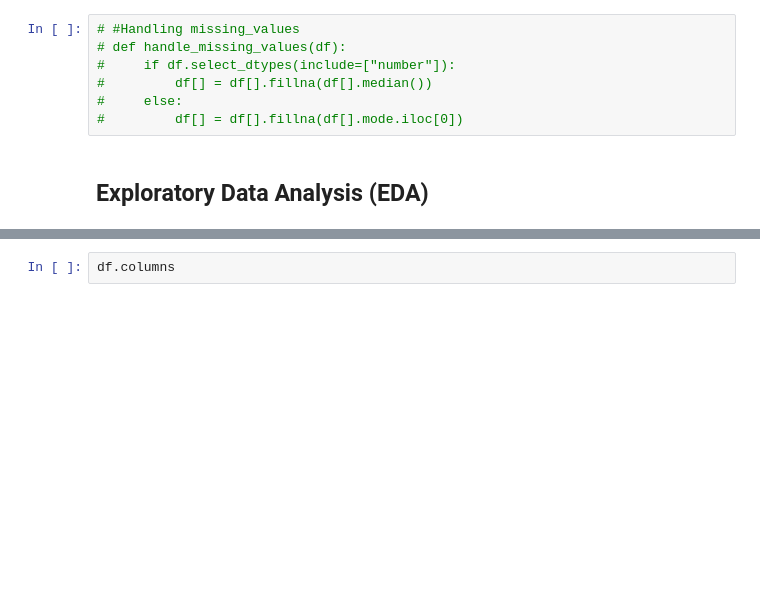
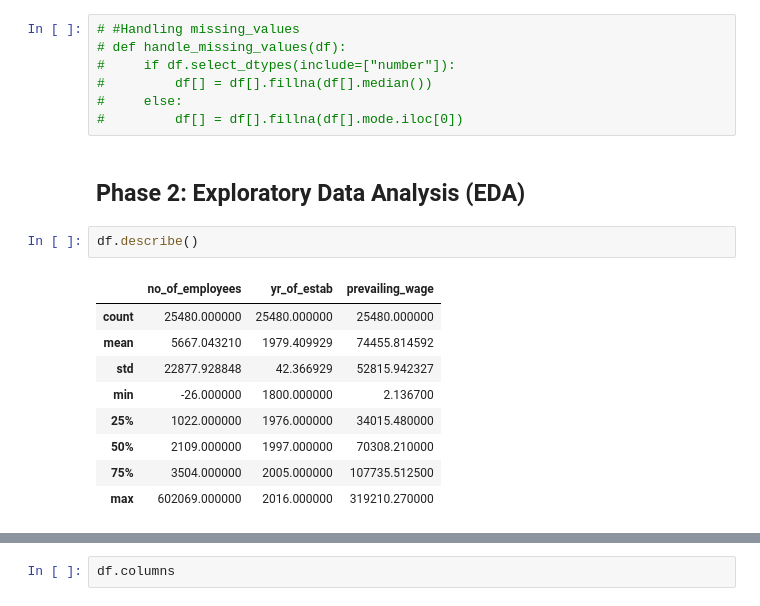
Before and after one commit to KudoroEsther/Files_Backend, a Jupyter notebook: Training_a_Model/Visa_EDA.ipynb, the cells around one changed output, grey strips where cells are left out. Saved outputs shown, nothing was run; the diff lists cells and outputs as text; blank space fills up the shorter version.

```diff
--- a/Training_a_Model/Visa_EDA.ipynb
+++ b/Training_a_Model/Visa_EDA.ipynb
@@ -81,4 +85,16 @@ There are no duplicates
 #     else:
 #         df[] = df[].fillna(df[].mode.iloc[0])
 # %% [markdown]
-## Exploratory Data Analysis (EDA)
+## Phase 2: Exploratory Data Analysis (EDA)
+# %%
+df.describe()
+# %% [output]
+|  | no_of_employees | yr_of_estab | prevailing_wage |
+| count | 25480.000000 | 25480.000000 | 25480.000000 |
+| mean | 5667.043210 | 1979.409929 | 74455.814592 |
+| std | 22877.928848 | 42.366929 | 52815.942327 |
+| min | -26.000000 | 1800.000000 | 2.136700 |
+| 25% | 1022.000000 | 1976.000000 | 34015.480000 |
+| 50% | 2109.000000 | 1997.000000 | 70308.210000 |
+| 75% | 3504.000000 | 2005.000000 | 107735.512500 |
+| max | 602069.000000 | 2016.000000 | 319210.270000 |
```
Also changed, not shown: parts of 23 cells of this notebook, 1 other file.
